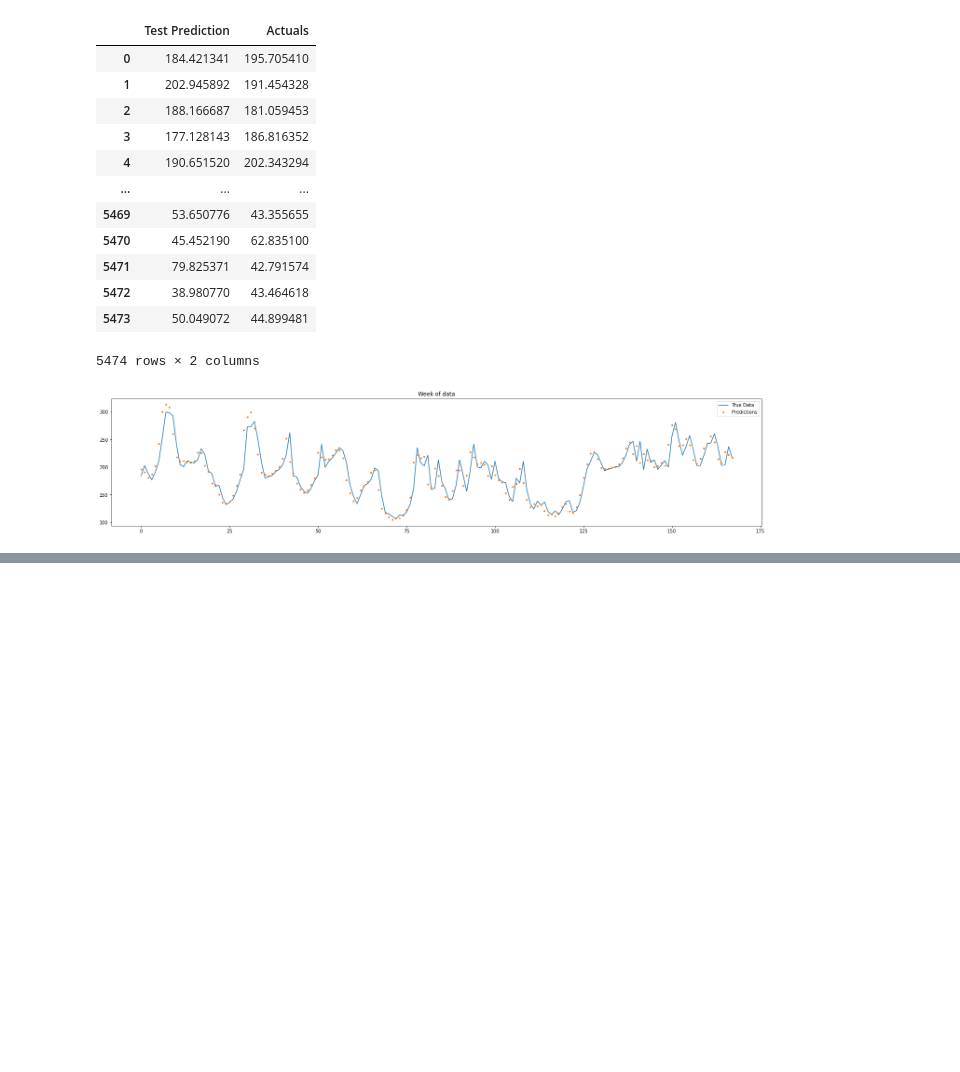
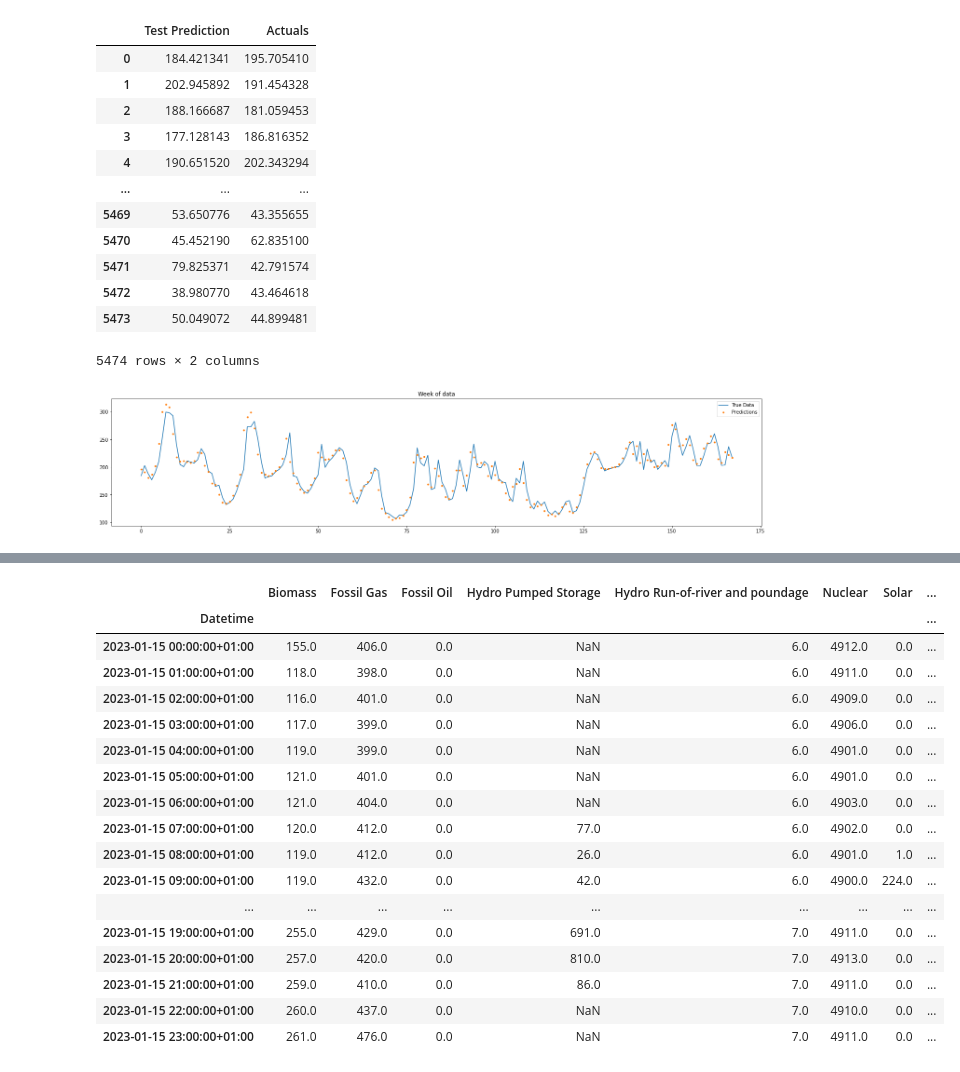
Before and after one commit to hubsti/Stromzeiten_ENTSOE_ML, a Jupyter notebook: Notebooks/Carbon_Intensity_LSTM.ipynb, the cells around one changed output, grey strips where cells are left out. Cells and saved outputs as stored; diff of their text form; code cells hidden in the pictures; blank space fills up the shorter version.

```diff
--- a/Notebooks/Carbon_Intensity_LSTM.ipynb
+++ b/Notebooks/Carbon_Intensity_LSTM.ipynb
@@ -235,0 +253,21 @@ plt.show()
+# %%
+df1 = pd.read_csv("../Data/BE_gen_RAW20230115_20230116.csv", index_col='Datetime', parse_dates = True)
+# %% [output]
+|  | Biomass | Fossil Gas | Fossil Oil | Hydro Pumped Storage | Hydro Run-of-river and poundage | Nuclear | Solar | ... |
+| Datetime |  |  |  |  |  |  |  | ... |
+| 2023-01-15 00:00:00+01:00 | 155.0 | 406.0 | 0.0 | NaN | 6.0 | 4912.0 | 0.0 | ... |
+| 2023-01-15 01:00:00+01:00 | 118.0 | 398.0 | 0.0 | NaN | 6.0 | 4911.0 | 0.0 | ... |
+| 2023-01-15 02:00:00+01:00 | 116.0 | 401.0 | 0.0 | NaN | 6.0 | 4909.0 | 0.0 | ... |
+| 2023-01-15 03:00:00+01:00 | 117.0 | 399.0 | 0.0 | NaN | 6.0 | 4906.0 | 0.0 | ... |
+| 2023-01-15 04:00:00+01:00 | 119.0 | 399.0 | 0.0 | NaN | 6.0 | 4901.0 | 0.0 | ... |
+| 2023-01-15 05:00:00+01:00 | 121.0 | 401.0 | 0.0 | NaN | 6.0 | 4901.0 | 0.0 | ... |
+| 2023-01-15 06:00:00+01:00 | 121.0 | 404.0 | 0.0 | NaN | 6.0 | 4903.0 | 0.0 | ... |
+| 2023-01-15 07:00:00+01:00 | 120.0 | 412.0 | 0.0 | 77.0 | 6.0 | 4902.0 | 0.0 | ... |
+| 2023-01-15 08:00:00+01:00 | 119.0 | 412.0 | 0.0 | 26.0 | 6.0 | 4901.0 | 1.0 | ... |
+| 2023-01-15 09:00:00+01:00 | 119.0 | 432.0 | 0.0 | 42.0 | 6.0 | 4900.0 | 224.0 | ... |
+| ... | ... | ... | ... | ... | ... | ... | ... | ... |
+| 2023-01-15 19:00:00+01:00 | 255.0 | 429.0 | 0.0 | 691.0 | 7.0 | 4911.0 | 0.0 | ... |
+| 2023-01-15 20:00:00+01:00 | 257.0 | 420.0 | 0.0 | 810.0 | 7.0 | 4913.0 | 0.0 | ... |
+| 2023-01-15 21:00:00+01:00 | 259.0 | 410.0 | 0.0 | 86.0 | 7.0 | 4911.0 | 0.0 | ... |
+| 2023-01-15 22:00:00+01:00 | 260.0 | 437.0 | 0.0 | NaN | 7.0 | 4910.0 | 0.0 | ... |
+| 2023-01-15 23:00:00+01:00 | 261.0 | 476.0 | 0.0 | NaN | 7.0 | 4911.0 | 0.0 | ... |
```
Also changed, not shown: parts of 4 cells of this notebook.
